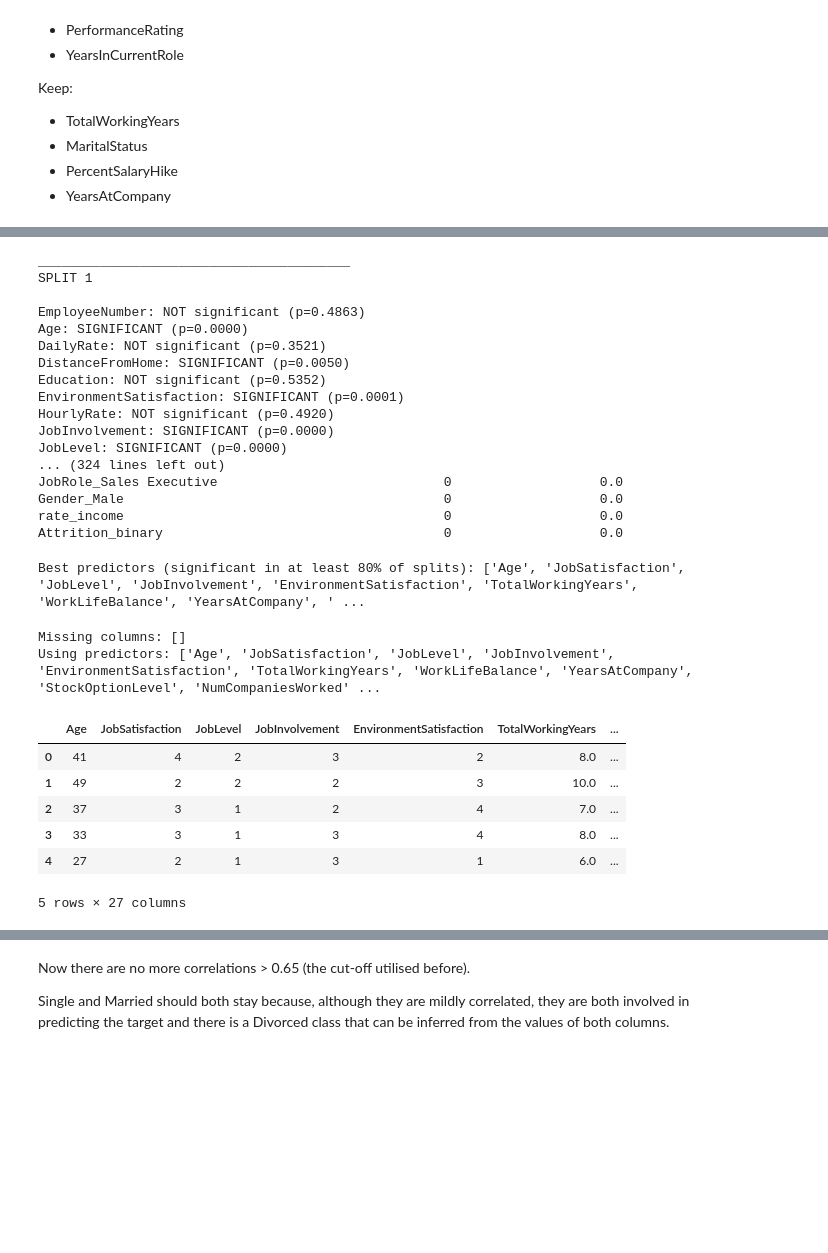
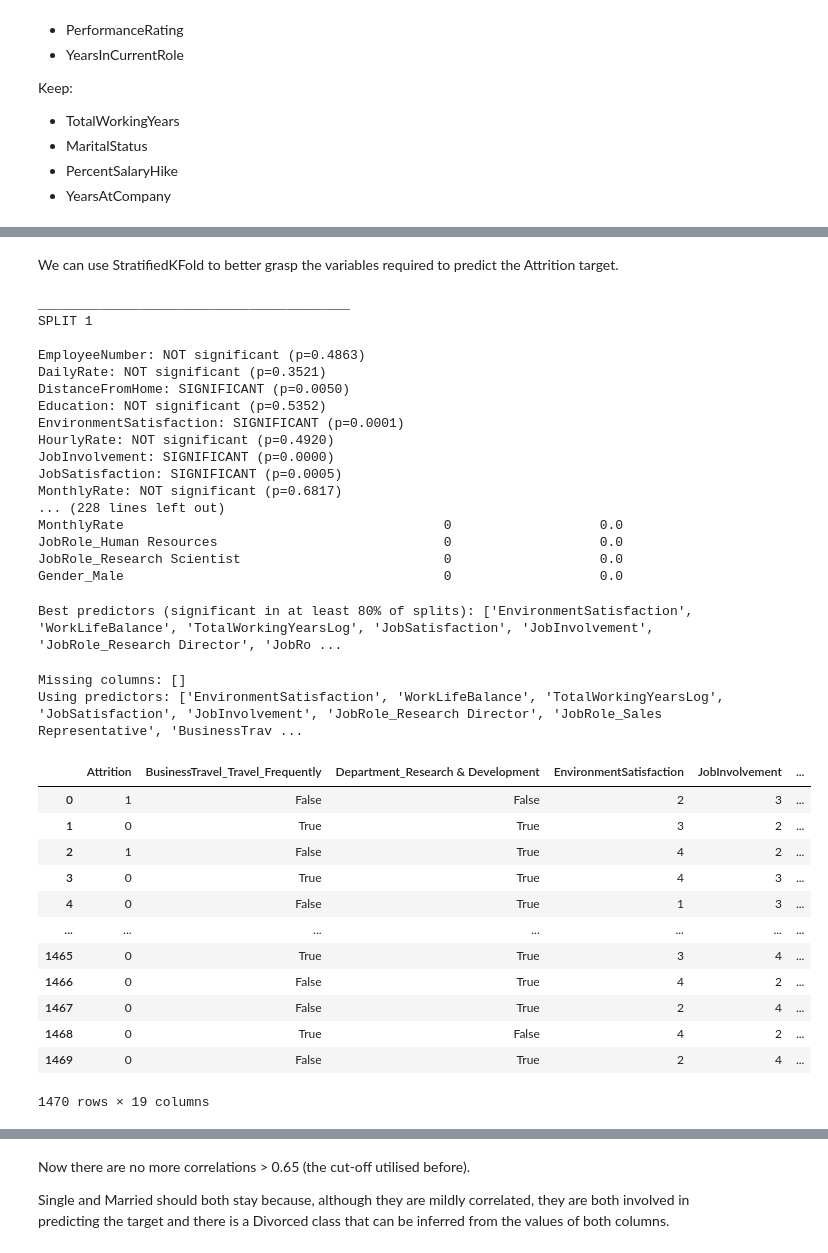
Before and after one commit to filipe-carmo/EDSB25_10, a Jupyter notebook: 3. Feature Eng and Feature Selection.ipynb, the cells around one changed output, grey strips where cells are left out. Saved outputs shown, nothing was run; the diff lists cells and outputs as text; code cells hidden in the pictures; blank space fills up the shorter version.

```diff
--- a/3. Feature Eng and Feature Selection.ipynb
+++ b/3. Feature Eng and Feature Selection.ipynb
@@ -126,4 +112,0 @@ Analyse if big differences between monthly rates and montly income may influence
-# %%
-rate_income = HR_1_1['MonthlyRate'] - HR_1_1['MonthlyIncome']
-HR_1_1['rate_income'] = rate_income
-print(HR_1_1['rate_income'])
@@ -160,11 +132,0 @@ plt.show()
-# %%
-from scipy.stats import pointbiserialr
-
-# Encode Attrition as binary (Yes -> 1, No -> 0)
-HR_1_1['Attrition_binary'] = HR_1_1['Attrition'].map({'Yes': 1, 'No': 0})
-
-# Calculate point biserial correlation
-correlation, p_value = pointbiserialr(HR_1_1['rate_income'], HR_1_1['Attrition_binary'])
-
-print(f"Point Biserial Correlation: {correlation:.4f}")
-print(f"P-value: {p_value:.4e}")
@@ -308,3 +315,5 @@ Kept columns: ['EmployeeNumber', 'Attrition', 'DailyRate', 'DistanceFromHome', '
+# %% [markdown]
+We can use StratifiedKFold to better grasp the variables required to predict the Attrition target.
 # %%
 from sklearn.model_selection import StratifiedKFold
 
@@ -345,8 +354,9 @@ def select_best_cat_features(X, y, columns, n_splits=5, alpha=0.05):
     summary['% Splits Significant'] = (summary['Significant_Splits'] / n_splits) * 100
     return summary.sort_values(by='Significant_Splits', ascending=False)
 # %%
-y = HR_1_1['Attrition'].copy()
-X = HR_1_1.drop(columns=['Attrition']).copy()
+# check which variables significantly associate with the Attrition target variable
+y = HR_final['Attrition'].copy()
+X = HR_final.drop(columns=['Attrition']).copy()
 
 # Select categorical and binary-like columns
 columns = X.columns.tolist()
@@ -359,46 +369,53 @@ ________________________________________
 SPLIT 1
 
 EmployeeNumber: NOT significant (p=0.4863)
-Age: SIGNIFICANT (p=0.0000)
 DailyRate: NOT significant (p=0.3521)
 DistanceFromHome: SIGNIFICANT (p=0.0050)
 Education: NOT significant (p=0.5352)
 EnvironmentSatisfaction: SIGNIFICANT (p=0.0001)
 HourlyRate: NOT significant (p=0.4920)
 JobInvolvement: SIGNIFICANT (p=0.0000)
-JobLevel: SIGNIFICANT (p=0.0000)
-... (324 lines left out)
-JobRole_Sales Executive                             0                   0.0
+JobSatisfaction: SIGNIFICANT (p=0.0005)
+MonthlyRate: NOT significant (p=0.6817)
+... (228 lines left out)
+MonthlyRate                                         0                   0.0
+JobRole_Human Resources                             0                   0.0
+JobRole_Research Scientist                          0                   0.0
 Gender_Male                                         0                   0.0
-rate_income                                         0                   0.0
-Attrition_binary                                    0                   0.0
 # %%
 best_predictors = result_df[result_df['% Splits Significant'] >= 80].index.tolist()
 print("Best predictors (significant in at least 80% of splits):", best_predictors)
 # %% [output]
-Best predictors (significant in at least 80% of splits): ['Age', 'JobSatisfaction', 'JobLevel', 'JobInvolvement', 'EnvironmentSatisfaction', 'TotalWorkingYears', 'WorkLifeBalance', 'YearsAtCompany', ' ...
+Best predictors (significant in at least 80% of splits): ['EnvironmentSatisfaction', 'WorkLifeBalance', 'TotalWorkingYearsLog', 'JobSatisfaction', 'JobInvolvement', 'JobRole_Research Director', 'JobRo ...
 # %%
-valid_best_predictors = [col for col in best_predictors if col in HR_1_1.columns]
+valid_best_predictors = [col for col in best_predictors if col in HR_final.columns]
 
-missing = [col for col in best_predictors if col not in HR_1_1.columns]
+missing = [col for col in best_predictors if col not in HR_final.columns]
 
 print("Missing columns:", missing)
 print("Using predictors:", valid_best_predictors)
 # %% [output]
 Missing columns: []
-Using predictors: ['Age', 'JobSatisfaction', 'JobLevel', 'JobInvolvement', 'EnvironmentSatisfaction', 'TotalWorkingYears', 'WorkLifeBalance', 'YearsAtCompany', 'StockOptionLevel', 'NumCompaniesWorked' ...
+Using predictors: ['EnvironmentSatisfaction', 'WorkLifeBalance', 'TotalWorkingYearsLog', 'JobSatisfaction', 'JobInvolvement', 'JobRole_Research Director', 'JobRole_Sales Representative', 'BusinessTrav ...
 # %%
 # Create best dataframe
-HR_best = HR_1_1[best_predictors + ['Attrition']].copy()
+HR_best = HR_final[best_predictors + ['Attrition']].copy()
 #sorted_best_columns = sorted(HR_best.columns)
 #HR_best_sorted = HR_best.loc[sorted_best_columns, sorted_best_columns]
-HR_best.head()
+HR_best = HR_best.reindex(sorted(HR_best.columns), axis=1)
+HR_best
 # %% [output]
-|  | Age | JobSatisfaction | JobLevel | JobInvolvement | EnvironmentSatisfaction | TotalWorkingYears | ... |
-| 0 | 41 | 4 | 2 | 3 | 2 | 8.0 | ... |
-| 1 | 49 | 2 | 2 | 2 | 3 | 10.0 | ... |
-| 2 | 37 | 3 | 1 | 2 | 4 | 7.0 | ... |
-| 3 | 33 | 3 | 1 | 3 | 4 | 8.0 | ... |
-| 4 | 27 | 2 | 1 | 3 | 1 | 6.0 | ... |
+|  | Attrition | BusinessTravel_Travel_Frequently | Department_Research & Development | EnvironmentSatisfaction | JobInvolvement | ... |
+| 0 | 1 | False | False | 2 | 3 | ... |
+| 1 | 0 | True | True | 3 | 2 | ... |
+| 2 | 1 | False | True | 4 | 2 | ... |
+| 3 | 0 | True | True | 4 | 3 | ... |
+| 4 | 0 | False | True | 1 | 3 | ... |
+| ... | ... | ... | ... | ... | ... | ... |
+| 1465 | 0 | True | True | 3 | 4 | ... |
+| 1466 | 0 | False | True | 4 | 2 | ... |
+| 1467 | 0 | False | True | 2 | 4 | ... |
+| 1468 | 0 | True | False | 4 | 2 | ... |
+| 1469 | 0 | False | True | 2 | 4 | ... |
-5 rows × 27 columns
+1470 rows × 19 columns
 # %% [markdown]
```
Also changed, not shown: parts of 43 cells of this notebook, 1 other file.
